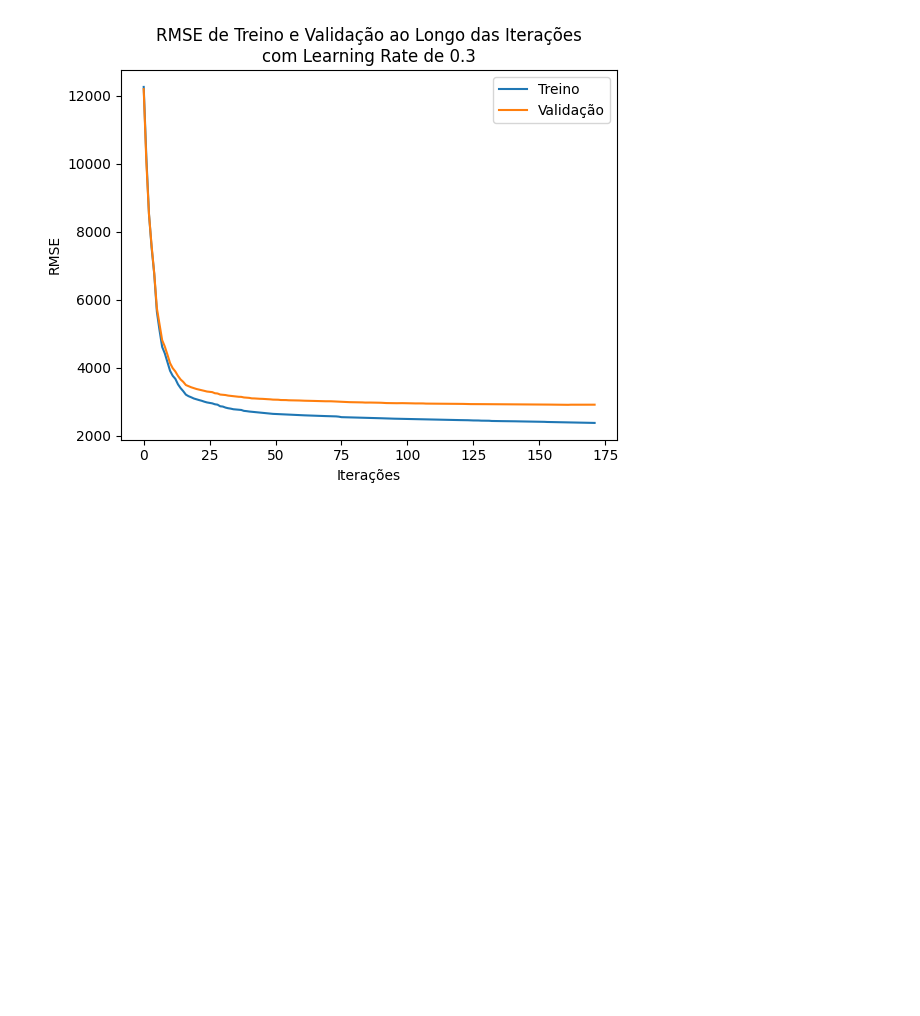
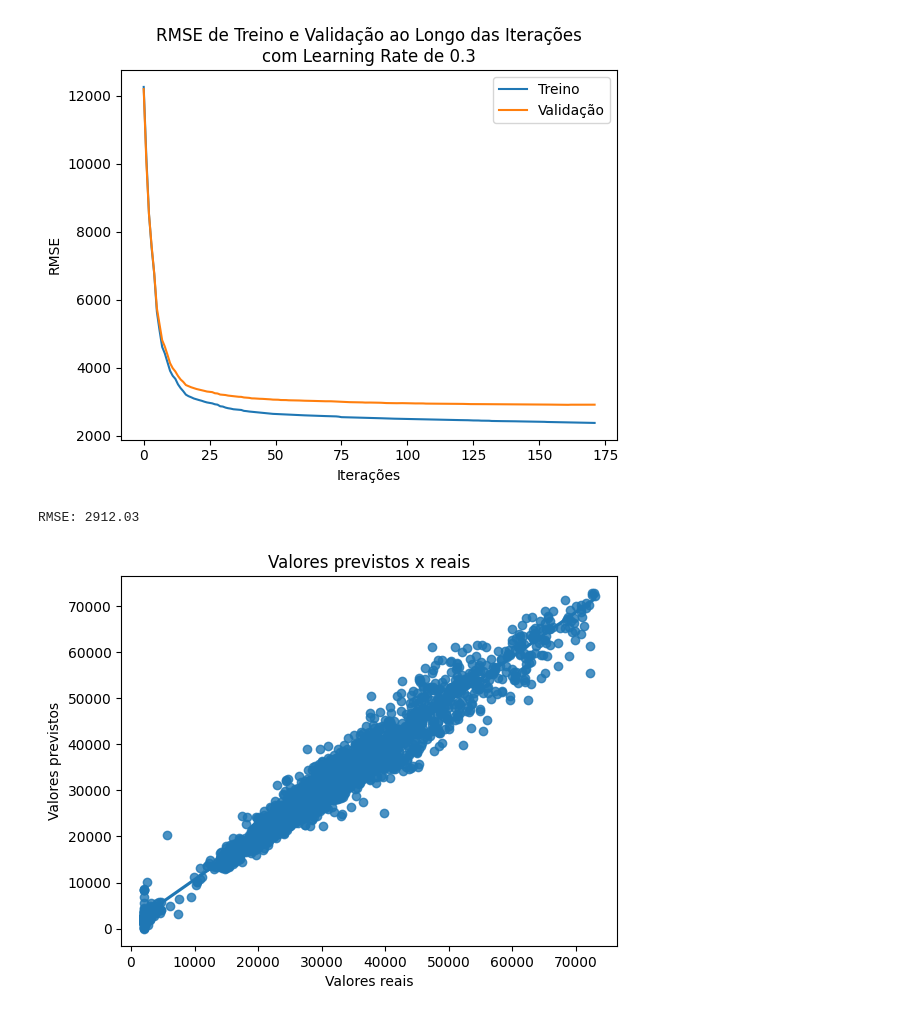
Before and after one commit to marcoamolinaro/machine-learning-alura, a Jupyter notebook: Regressão_Aprimorando_os_resultados_com_XGBoost/Projeto_Precificação_Automoveis_Usados.ipynb, the cells around one changed output. Drawn from its saved outputs; the diff is of its cells as text; code cells hidden in the pictures; blank space fills up the shorter version.

Commit message:
Aula 05 - Finalizando

```diff
--- a/Regressão_Aprimorando_os_resultados_com_XGBoost/Projeto_Precificação_Automoveis_Usados.ipynb
+++ b/Regressão_Aprimorando_os_resultados_com_XGBoost/Projeto_Precificação_Automoveis_Usados.ipynb
@@ -444,3 +444,28 @@ plt.show()
 [100]   treino-rmse:2486.25590  validação-rmse:2951.24218
 [171]   treino-rmse:2372.56365  validação-rmse:2909.61992
 [figure]
+# %%
+params = {'objective': 'reg:squarederror', 'colsample_bytree': 0.6, 'max_depth': 3, 'subsample': 1, 'learning_rate': 0.3}
+
+modelo_final = xgb.train(
+    params=params,
+    dtrain=dtreino,
+    num_boost_round=170
+)
+
+preds = modelo_final.predict(dteste)
+
+# Calculando o MSE e depois a raiz quadrada para obter o RMSE
+mse = mean_squared_error(dteste.get_label(), preds)
+rmse = np.sqrt(mse)
+print(f'RMSE: {rmse:.2f}')
+# %% [output]
+RMSE: 2912.03
+# %%
+sns.regplot(x=dteste.get_label(), y=preds)
+plt.xlabel('Valores reais')
+plt.ylabel('Valores previstos')
+plt.title('Valores previstos x reais')
+plt.show()
+# %% [output]
+[figure, added]
```
Also changed, not shown: parts of 12 cells of this notebook, 3 other files.
